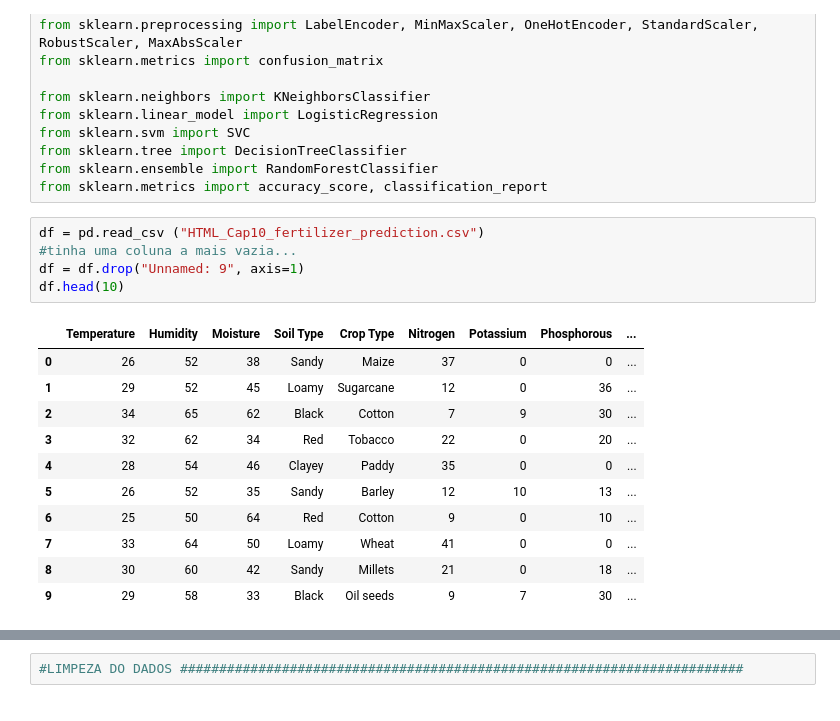
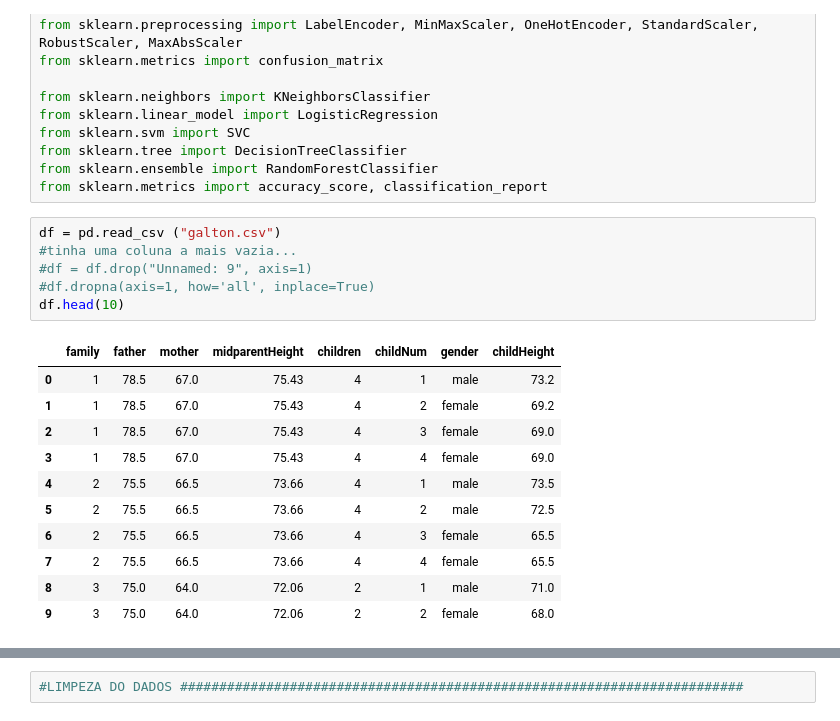
Before and after one commit to jotaviomoraes/TEMPLATE-FIAP-GRAD-ON-IA, a Jupyter notebook: ANO1/FASE3/machine_learning.ipynb, the cells around one changed output, grey strips where cells are left out. Drawn from its saved outputs; the diff is of its cells as text.

```diff
--- a/ANO1/FASE3/machine_learning.ipynb
+++ b/ANO1/FASE3/machine_learning.ipynb
@@ -18,22 +18,23 @@ from sklearn.tree import DecisionTreeClassifier
 from sklearn.ensemble import RandomForestClassifier
 from sklearn.metrics import accuracy_score, classification_report
 # %%
-df = pd.read_csv ("HTML_Cap10_fertilizer_prediction.csv")
+df = pd.read_csv ("galton.csv")
 #tinha uma coluna a mais vazia...
-df = df.drop("Unnamed: 9", axis=1)
+#df = df.drop("Unnamed: 9", axis=1)
+#df.dropna(axis=1, how='all', inplace=True)
 df.head(10)
 # %% [output]
-|  | Temperature | Humidity | Moisture | Soil Type | Crop Type | Nitrogen | Potassium | Phosphorous | ... |
-| 0 | 26 | 52 | 38 | Sandy | Maize | 37 | 0 | 0 | ... |
-| 1 | 29 | 52 | 45 | Loamy | Sugarcane | 12 | 0 | 36 | ... |
-| 2 | 34 | 65 | 62 | Black | Cotton | 7 | 9 | 30 | ... |
-| 3 | 32 | 62 | 34 | Red | Tobacco | 22 | 0 | 20 | ... |
-| 4 | 28 | 54 | 46 | Clayey | Paddy | 35 | 0 | 0 | ... |
-| 5 | 26 | 52 | 35 | Sandy | Barley | 12 | 10 | 13 | ... |
-| 6 | 25 | 50 | 64 | Red | Cotton | 9 | 0 | 10 | ... |
-| 7 | 33 | 64 | 50 | Loamy | Wheat | 41 | 0 | 0 | ... |
-| 8 | 30 | 60 | 42 | Sandy | Millets | 21 | 0 | 18 | ... |
-| 9 | 29 | 58 | 33 | Black | Oil seeds | 9 | 7 | 30 | ... |
+|  | family | father | mother | midparentHeight | children | childNum | gender | childHeight |
+| 0 | 1 | 78.5 | 67.0 | 75.43 | 4 | 1 | male | 73.2 |
+| 1 | 1 | 78.5 | 67.0 | 75.43 | 4 | 2 | female | 69.2 |
+| 2 | 1 | 78.5 | 67.0 | 75.43 | 4 | 3 | female | 69.0 |
+| 3 | 1 | 78.5 | 67.0 | 75.43 | 4 | 4 | female | 69.0 |
+| 4 | 2 | 75.5 | 66.5 | 73.66 | 4 | 1 | male | 73.5 |
+| 5 | 2 | 75.5 | 66.5 | 73.66 | 4 | 2 | male | 72.5 |
+| 6 | 2 | 75.5 | 66.5 | 73.66 | 4 | 3 | female | 65.5 |
+| 7 | 2 | 75.5 | 66.5 | 73.66 | 4 | 4 | female | 65.5 |
+| 8 | 3 | 75.0 | 64.0 | 72.06 | 2 | 1 | male | 71.0 |
+| 9 | 3 | 75.0 | 64.0 | 72.06 | 2 | 2 | female | 68.0 |
 # %%
 df.info()
 # %% [output]
```
Also changed, not shown: parts of 21 cells of this notebook.
